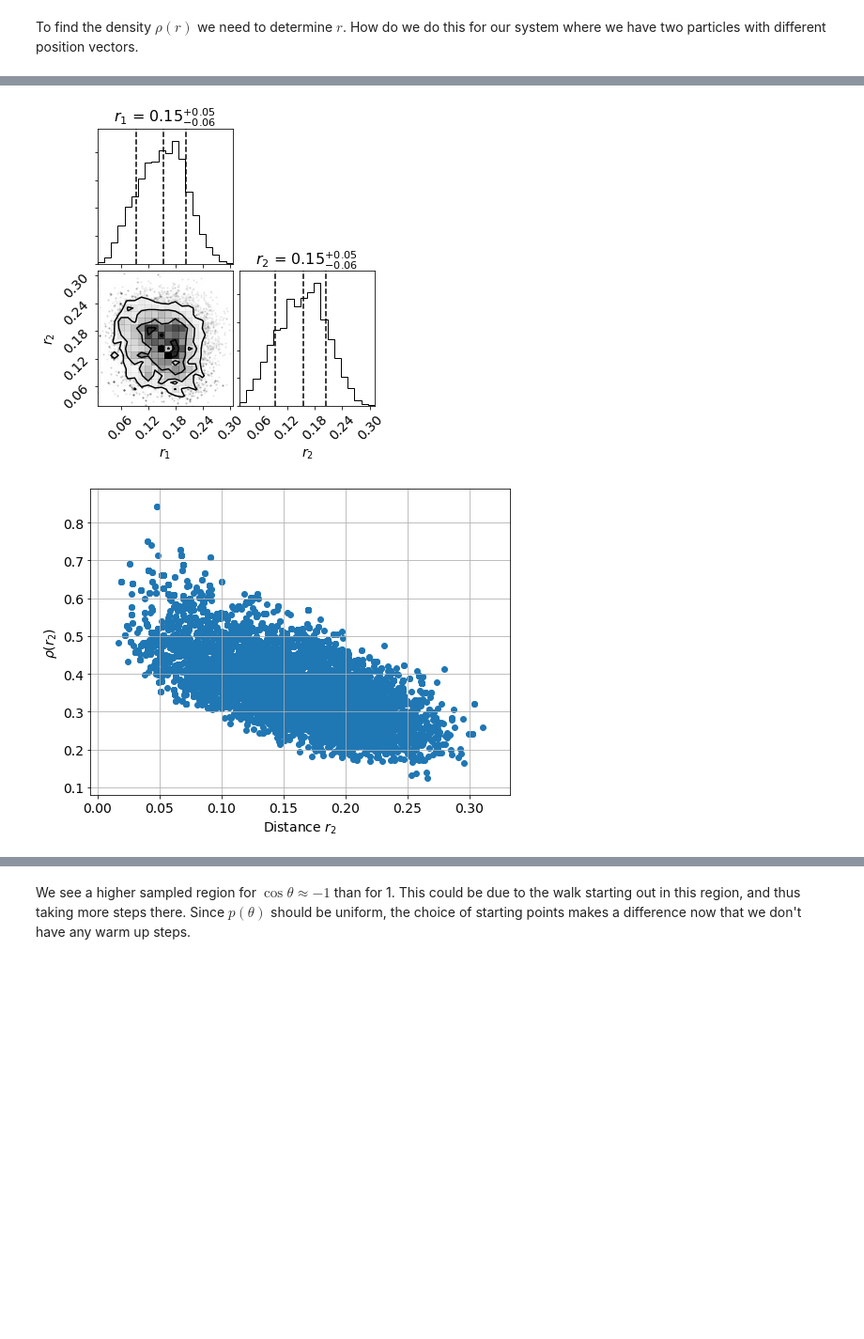
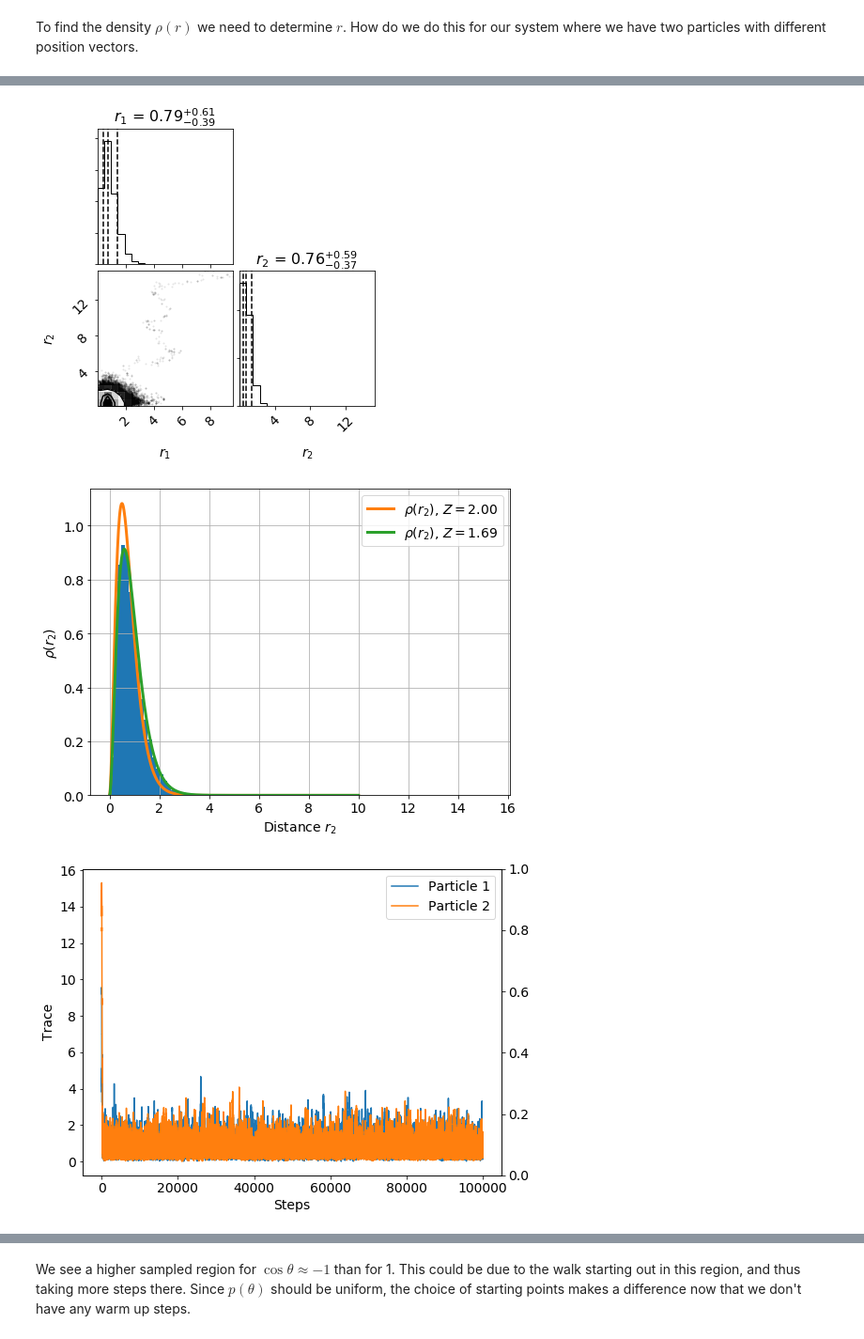
Before and after one commit to elindgren/compphys_homeworks, a Jupyter notebook: H2/H2b - Notebook.ipynb, the cells around one changed output, grey strips where cells are left out. Shown: that part at 94% size. Cells and saved outputs as stored; diff of their text form; code cells hidden in the pictures; blank space fills up the shorter version.

```diff
--- a/H2/H2b - Notebook.ipynb
+++ b/H2/H2b - Notebook.ipynb
@@ -31,8 +31,16 @@ $\Delta \hat{x}$ denotes a unit vector in the direction of $\Delta x$.
 # %% [markdown]
 To find the density $\rho(r)$ we need to determine $r$. How do we do this for our system where we have two particles with different position vectors.
 # %%
-# Load rho data
-data = np.loadtxt('task1/rho.dat')
+# Load rho data - and compare to central field approximation
+def centralField(r, Z):
+    return Z**3 * 4*r**2 * np.exp(-2*Z*r)
+
+data = np.loadtxt('task1and2/rho.dat')
+r2 = data[:,1]
+
+Zs = [2, 27/16]
+
+r = np.linspace(0,10, 500)
 
 r_samples = np.vstack([data[:,0], data[:,1]]).T
 print(r_samples.shape)
@@ -45,9 +53,20 @@ figure = corner.corner(r_samples, labels=[r"$r_1$", r"$r_2$"],
 
 # plot
 fig, ax = plt.subplots(figsize=(8,6))
-
-ax.scatter(data[:,1], data[:,2])
+ax.hist(r2,100, density=True)
+for Z in Zs:
+    ax.plot(r, centralField(r, Z), linewidth=3, label=fr'$\rho(r_2)$, $Z=${Z:.2f}')
+ax.legend(loc='best')
 ax.grid()
 ax.set_xlabel(r'Distance $r_2$')
 ax.set_ylabel(r'$\rho(r_2)$')
+
+# Plot trace
+fig, ax = plt.subplots(figsize=(8,6))
+ax.plot(data[:,0], label='Particle 1')
+ax.plot(data[:,1], label='Particle 2')
+ax_twin = ax.twinx()
+ax.legend(loc='best')
+ax.set_xlabel("Steps")
+ax.set_ylabel("Trace")
 # %% [output]
@@ -56,5 +75,6 @@ Text(0, 0.5, '$\\rho(r_2)$')
-[figure, old version]
+[figure, new version]
-[figure, old version]
+[figure, new version]
+[figure, added]
 # %%
 # Plot theta data
 
```
Also changed, not shown: parts of 7 cells of this notebook, 16 other files.
